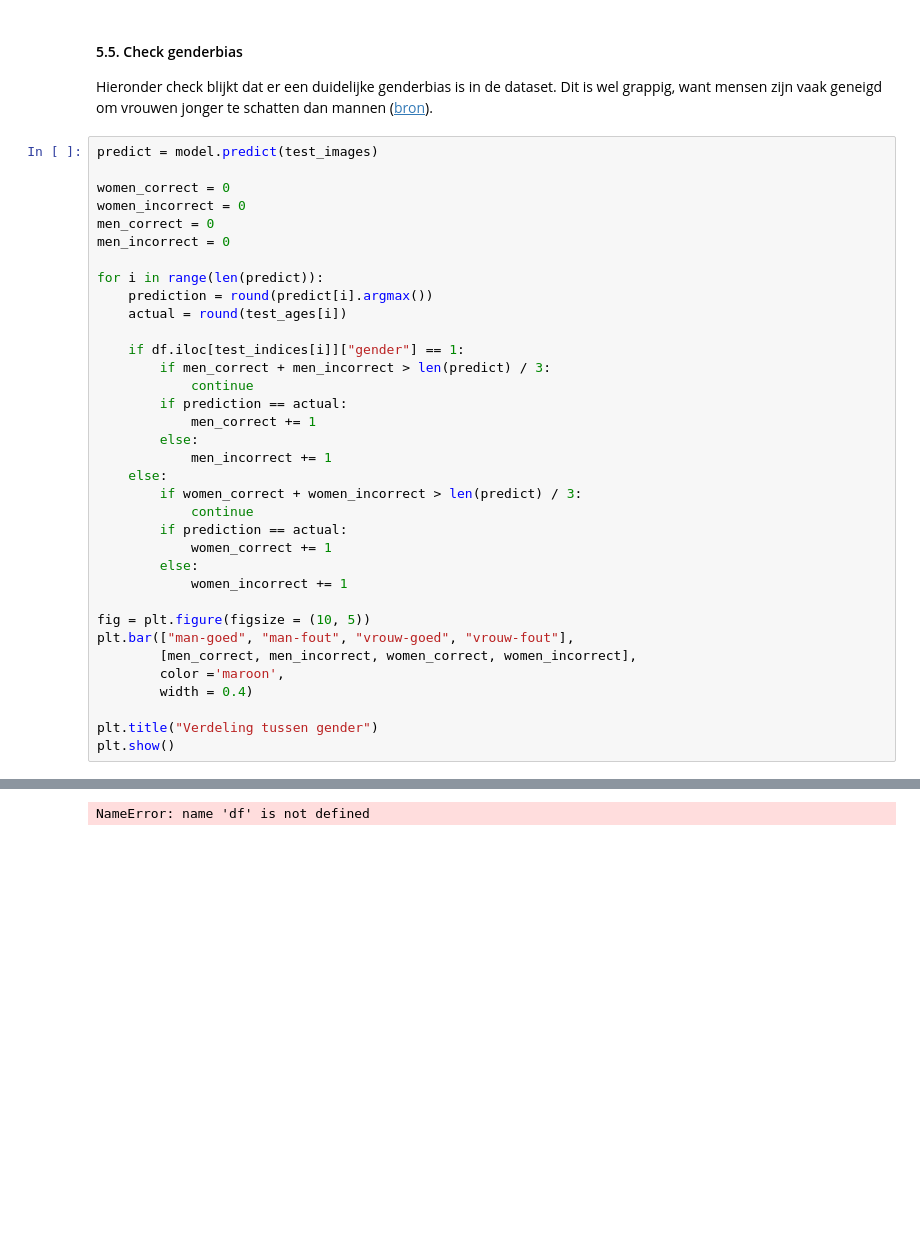
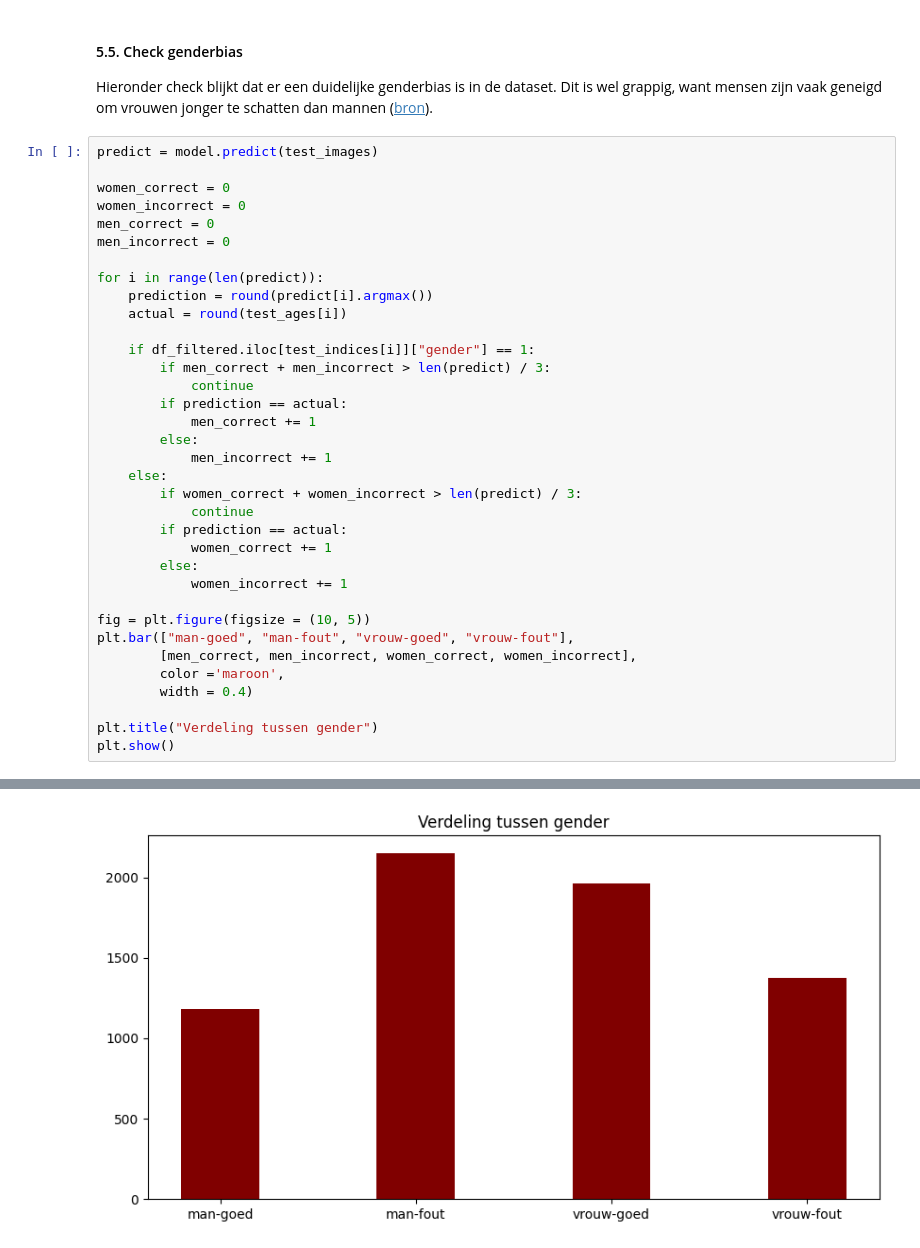
Before and after one commit to usadson/machine-learning, a Jupyter notebook: Thema 2/Huiswerk.ipynb, the cells around one changed output, grey strips where cells are left out. Cells and saved outputs as stored; diff of their text form; blank space fills up the shorter version.

```diff
--- a/Thema 2/Huiswerk.ipynb
+++ b/Thema 2/Huiswerk.ipynb
@@ -592,7 +578,7 @@ for i in range(len(predict)):
     prediction = round(predict[i].argmax())
     actual = round(test_ages[i])
 
-    if df.iloc[test_indices[i]]["gender"] == 1:
+    if df_filtered.iloc[test_indices[i]]["gender"] == 1:
         if men_correct + men_incorrect > len(predict) / 3:
             continue
         if prediction == actual:
@@ -620,4 +606,4 @@ plt.show()
-NameError: name 'df' is not defined
+[figure, added]
 # %% [markdown]
 ### 6. Conclusie
 #### 6.1. Effectiviteit
```
Also changed, not shown: parts of 8 cells of this notebook, 16 other files.
